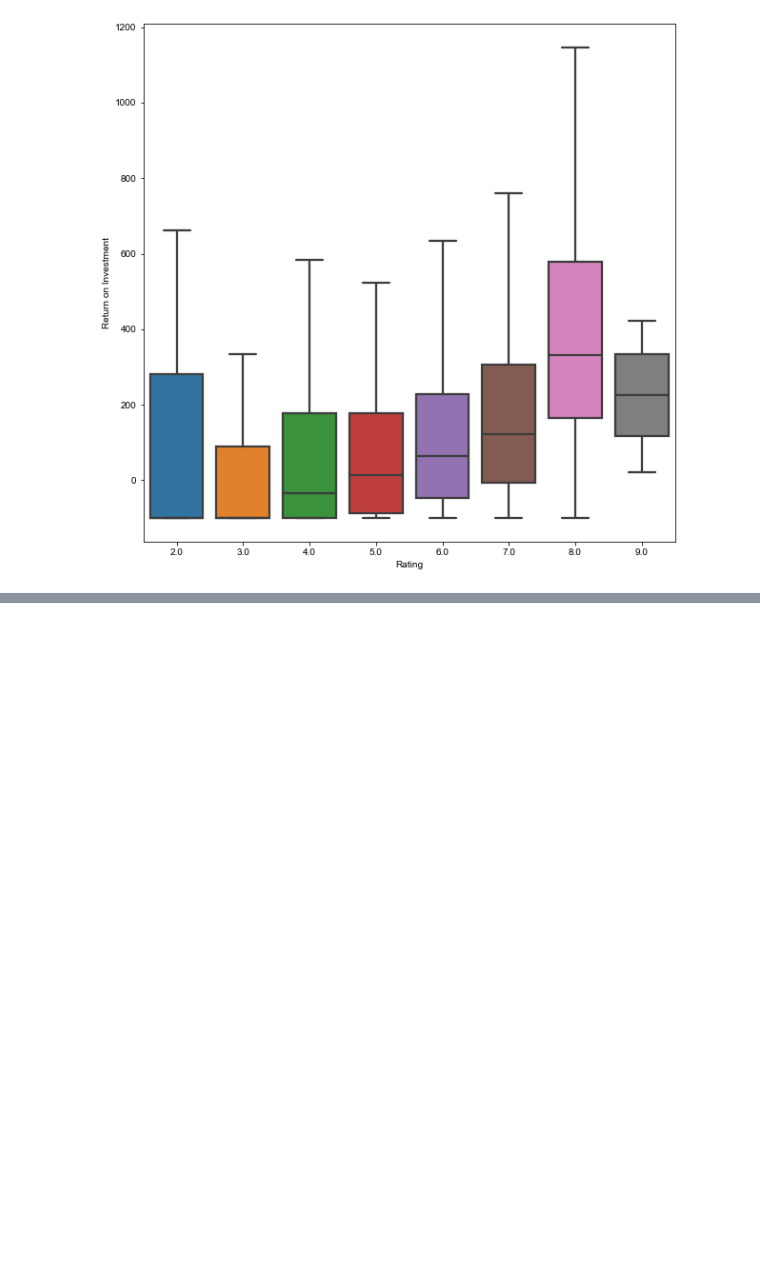
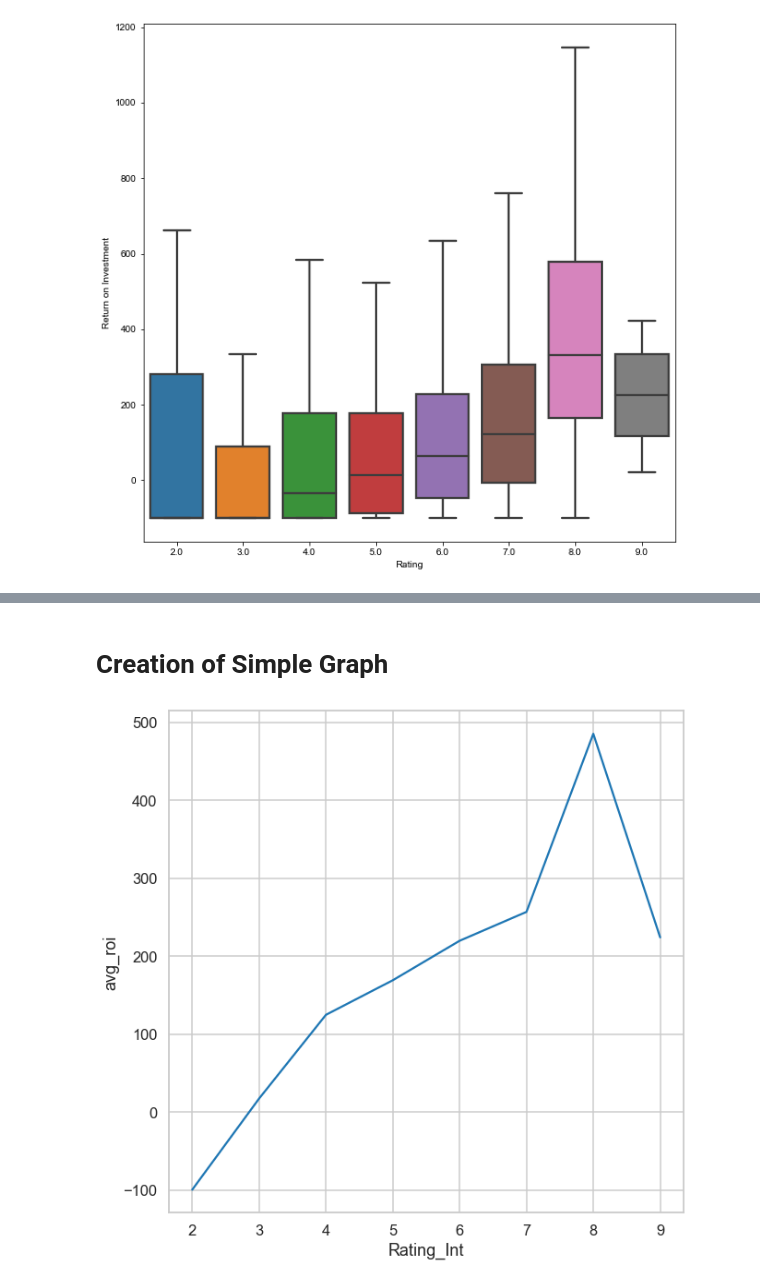
Before and after one commit to JordanMang/phase_1_id10t_team, a Jupyter notebook: working_jupyter_notebooks/Jordan_Reviews_Notebook.ipynb, the cells around one changed output, grey strips where cells are left out. Cells and saved outputs as stored; diff of their text form; code cells hidden in the pictures; blank space fills up the shorter version.

```diff
--- a/working_jupyter_notebooks/Jordan_Reviews_Notebook.ipynb
+++ b/working_jupyter_notebooks/Jordan_Reviews_Notebook.ipynb
@@ -362,0 +450,11 @@ plt.show();
+# %%
+q2 = '''SELECT
+            AVG(ROI) AS avg_roi,
+            averagerating_int AS Rating_Int
+       FROM mean_clean_sans_justin
+       GROUP BY
+           averagerating_int
+       ORDER BY
+           averagerating_int; '''
+mean_per_rating = pysqldf(q2)
+mean_per_rating
@@ -362,0 +483,7 @@ plt.show();
+# %% [markdown]
+# Creation of Simple Graph
+# %%
+fig, ax1 = plt.subplots(figsize=(10,10))
+sns.lineplot(data = mean_per_rating, x='Rating_Int', y='avg_roi');
+# %% [output]
+[figure, added]
```
Also changed, not shown: parts of 23 cells of this notebook, 1 other file.
